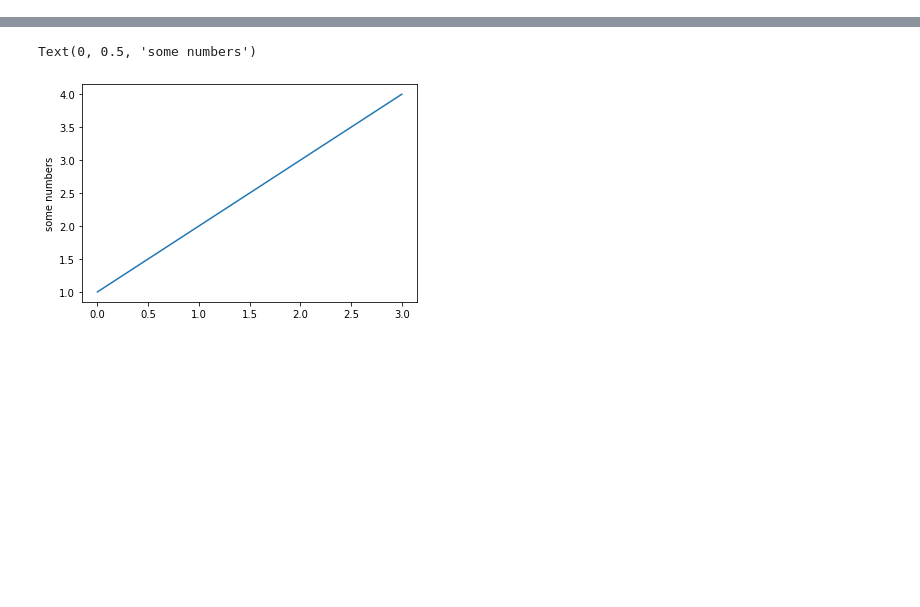
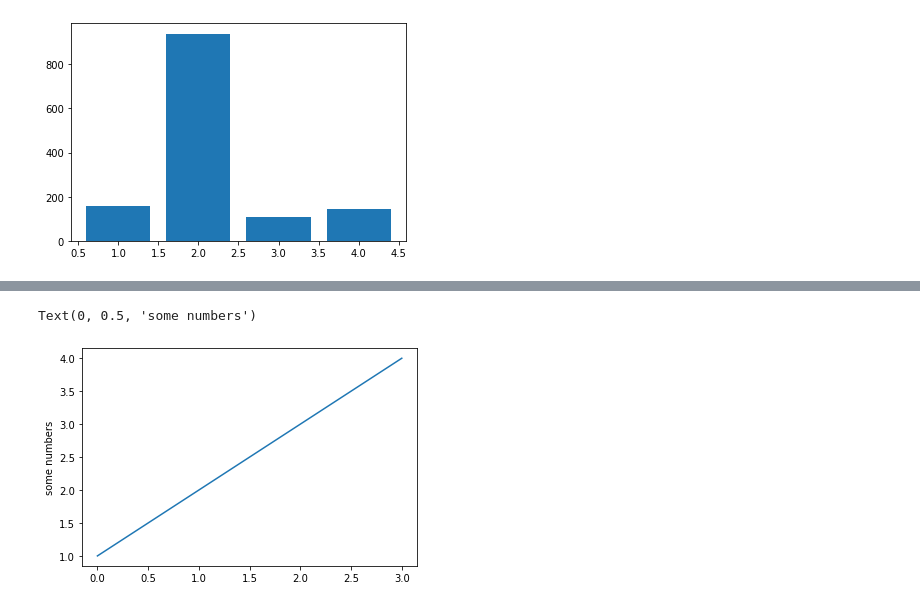
Before and after one commit to JesseZhuang/Python, a Jupyter notebook: data_processing/plotting.ipynb, the cells around one changed output, grey strips where cells are left out. Drawn from its saved outputs; the diff is of its cells as text; code cells hidden in the pictures; blank space fills up the shorter version.

```diff
--- a/data_processing/plotting-line.ipynb
+++ b/data_processing/plotting.ipynb
@@ -9,0 +19,5 @@ import matplotlib.pyplot as plt
+# %%
+table = pd.read_csv("issues.sev.csv", header=1)
+print(table.head())
+print(type(table))
+table.head()
@@ -9,0 +38,5 @@ import matplotlib.pyplot as plt
+# %%
+plt.bar(x=np.arange(1,5),height=table['nTicketBySev'][:4])
+plt.show()
+# %% [output]
+[figure, added]
```
Also changed, not shown: parts of 10 cells of this notebook, 2 other files.
